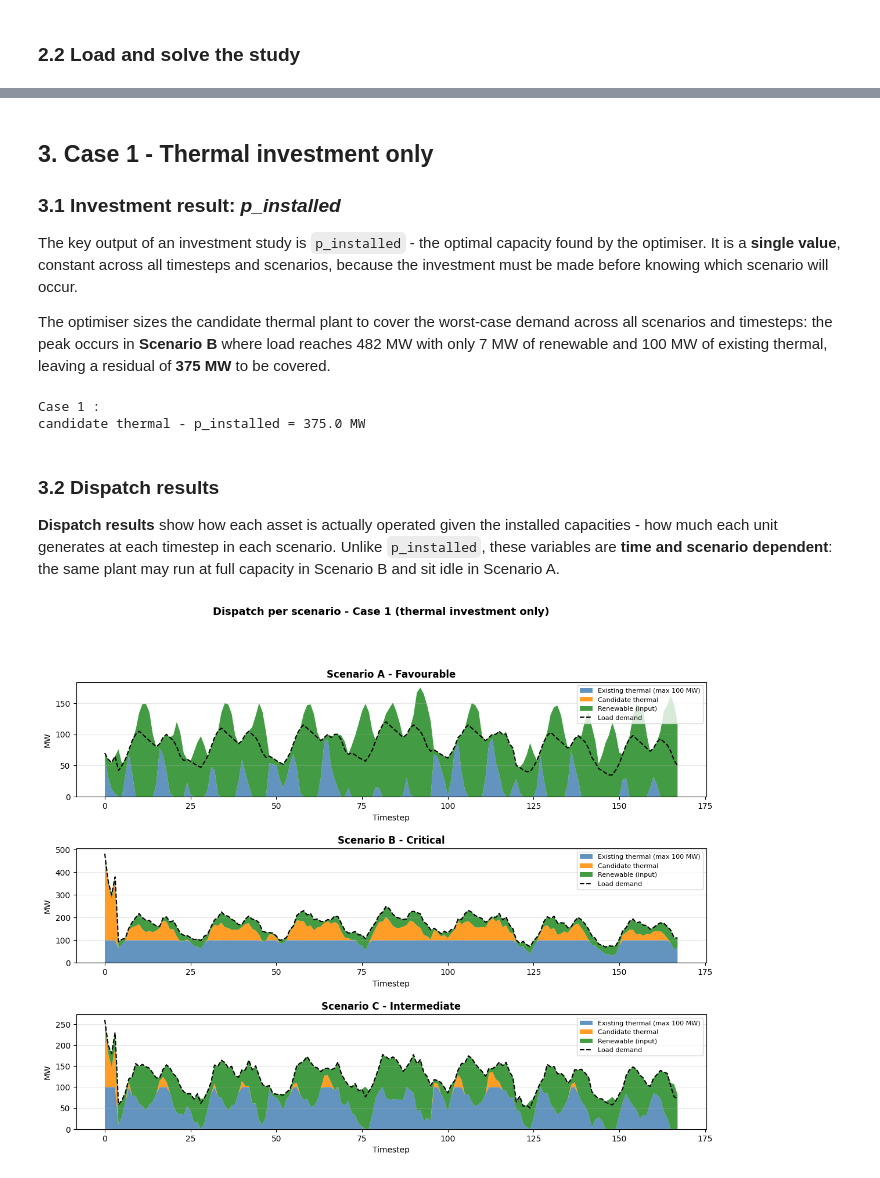
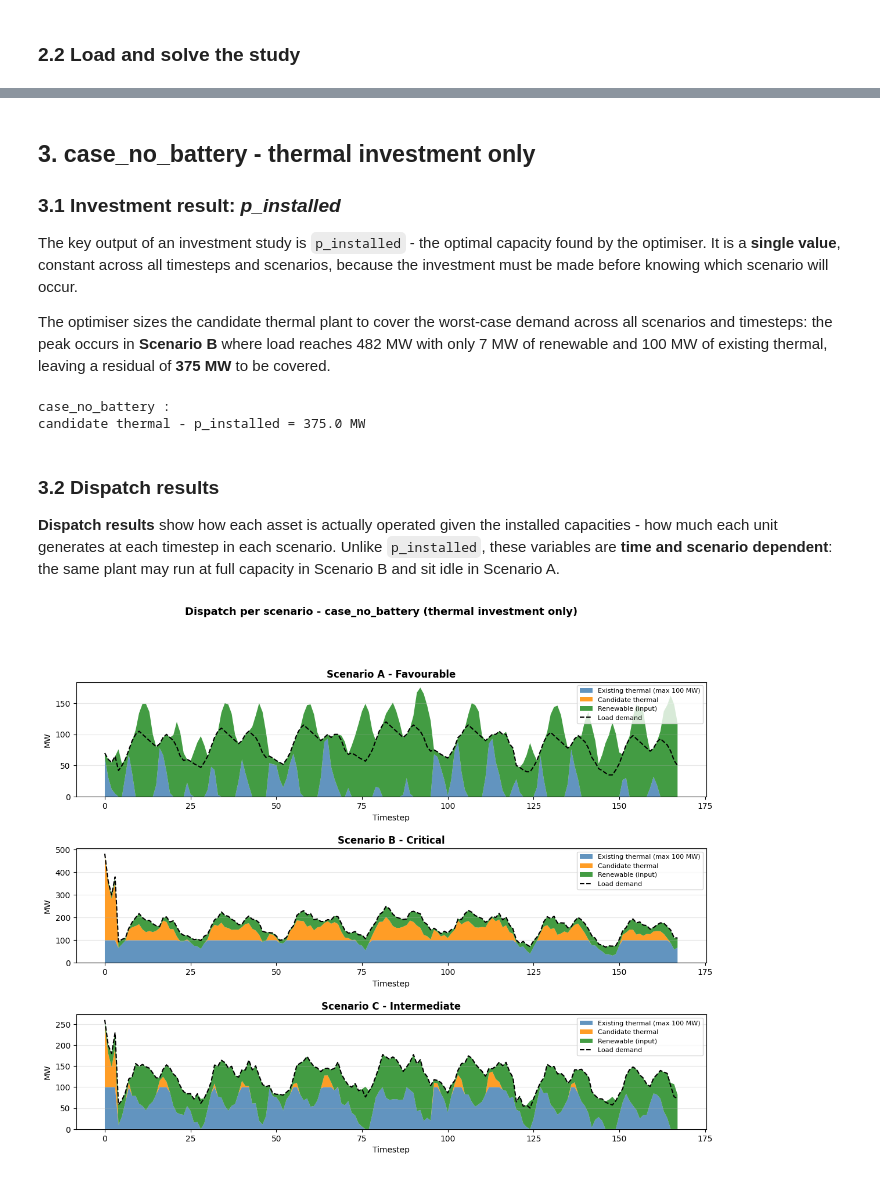
Before and after one commit to AntaresSimulatorTeam/GEMS, a Jupyter notebook: doc/getting-started/Tutorial_3_Investment/3_Tutorial_Investment.ipynb, the cells around one changed output, grey strips where cells are left out. Cells and saved outputs as stored; diff of their text form; code cells hidden in the pictures.

```diff
--- a/doc/getting-started/Tutorial_3_Investment/3_Tutorial_Investment.ipynb
+++ b/doc/getting-started/Tutorial_3_Investment/3_Tutorial_Investment.ipynb
@@ -71,10 +71,10 @@ from gems.session.session import SimulationSession
 from gems.optim_config.parsing import OptimConfig, TimeScopeConfig, ScenarioScopeConfig
 
 _cwd = Path.cwd()
-study_dir_case1 = _cwd / "Tutorial_Investment/case1"
+study_dir_no_battery = _cwd / "tutorial_invest/case_no_battery"
 
 print("STUDY LOADING")
-study_case1 = load_study(study_dir_case1)
+study_no_battery = load_study(study_dir_no_battery)
 print("\tStudy loaded")
 
 optim_config = OptimConfig(
@@ -83,7 +83,7 @@ optim_config = OptimConfig(
 )
 
 print("\nSOLVING OPTIMIZATION PROBLEM")
-result = SimulationSession(study=study_case1, optim_config=optim_config).run()
+result = SimulationSession(study=study_no_battery, optim_config=optim_config).run()
 print("\tOptimization problem solved")
 # %% [output]
 STUDY LOADING
@@ -109,6 +109,6 @@ HiGHS run time      :          0.01
         Optimization problem solved
 # %% [markdown]
-## 3. Case 1 - Thermal investment only
+## 3. case_no_battery - thermal investment only
 
 ### 3.1 Investment result: *p_installed*
 
@@ -116,12 +116,12 @@ The key output of an investment study is `p_installed` - the optimal capacity fo
 
 The optimiser sizes the candidate thermal plant to cover the worst-case demand across all scenarios and timesteps: the peak occurs in **Scenario B** where load reaches 482 MW with only 7 MW of renewable and 100 MW of existing thermal, leaving a residual of **375 MW** to be covered.
 # %%
-p_thermal_case1 = result.component("candidate_thermal").output("p_installed").value().values.flat[0]
+p_thermal_no_battery = result.component("candidate_thermal").output("p_installed").value().values.flat[0]
 
-print("Case 1 :")
-print(f"candidate thermal - p_installed = {p_thermal_case1} MW")
+print("case_no_battery :")
+print(f"candidate thermal - p_installed = {p_thermal_no_battery} MW")
 # %% [output]
-Case 1 :
+case_no_battery :
 candidate thermal - p_installed = 375.0 MW
 # %% [markdown]
 ### 3.2 Dispatch results
@@ -134,8 +134,8 @@ import matplotlib.gridspec as gridspec
 import io, base64
 from IPython.display import display
 
-renewable_data = np.loadtxt(study_dir_case1 / "input/data-series/renewable_gen.txt")
-load_data      = np.loadtxt(study_dir_case1 / "input/data-series/load_demand.txt")
+renewable_data = np.loadtxt(study_dir_no_battery / "input/data-series/renewable_gen.txt")
+load_data      = np.loadtxt(study_dir_no_battery / "input/data-series/load_demand.txt")
 
 scenario_labels = ["Scenario A - Favourable", "Scenario B - Critical", "Scenario C - Intermediate"]
 timesteps = list(range(168))
@@ -151,35 +151,35 @@ for s, label in enumerate(scenario_labels):
     existing_gen  = result.component("thermal_existing").output("generation").value(scenario_index=s).values
     candidate_gen = result.component("candidate_thermal").output("generation").value(scenario_index=s).values
     renewable_gen = renewable_data[timesteps, s]
     unsupplied    = result.component("node").output("unsupplied_energy").value(scenario_index=s).values
     load          = load_data[timesteps, s]
 
     ax.stackplot(timesteps, existing_gen, candidate_gen, renewable_gen,
                  labels=stack_labels, colors=colors, alpha=0.85)
     ax.plot(timesteps, load, "k--", linewidth=1.5, label="Load demand")
 
     if any(u > 0.1 for u in unsupplied):
         ax.plot(timesteps, unsupplied, "rv--", linewidth=1.5, markersize=6, label="Unsupplied energy")
 
     ax.set_title(label, fontweight="bold")
     ax.set_xlabel("Timestep")
     ax.set_ylabel("MW")
     ax.legend(loc="upper right", fontsize=8)
     ax.grid(True, axis="y", alpha=0.3)
 
-fig.suptitle("Dispatch per scenario - Case 1 (thermal investment only)", fontsize=13, fontweight="bold", y=1.01)
+fig.suptitle("Dispatch per scenario - case_no_battery (thermal investment only)", fontsize=13, fontweight="bold", y=1.01)
 
 buf = io.BytesIO()
 fig.savefig(buf, format="png", bbox_inches="tight")
 buf.seek(0)
 display(
     {"image/png": base64.b64encode(buf.read()).decode()},
     raw=True,
     metadata={"image/png": {"alt": "Stacked area charts showing dispatch for each of the 3 scenarios across 168 timesteps, with load demand line."}}
 )
 plt.close(fig)
 # %% [output]
-[figure, old version]
+[figure, new version]
 # %% [markdown]
 ## 4. Aggregate the investment of a battery
 
```
Also changed, not shown: parts of 7 cells of this notebook, 12 other files.
